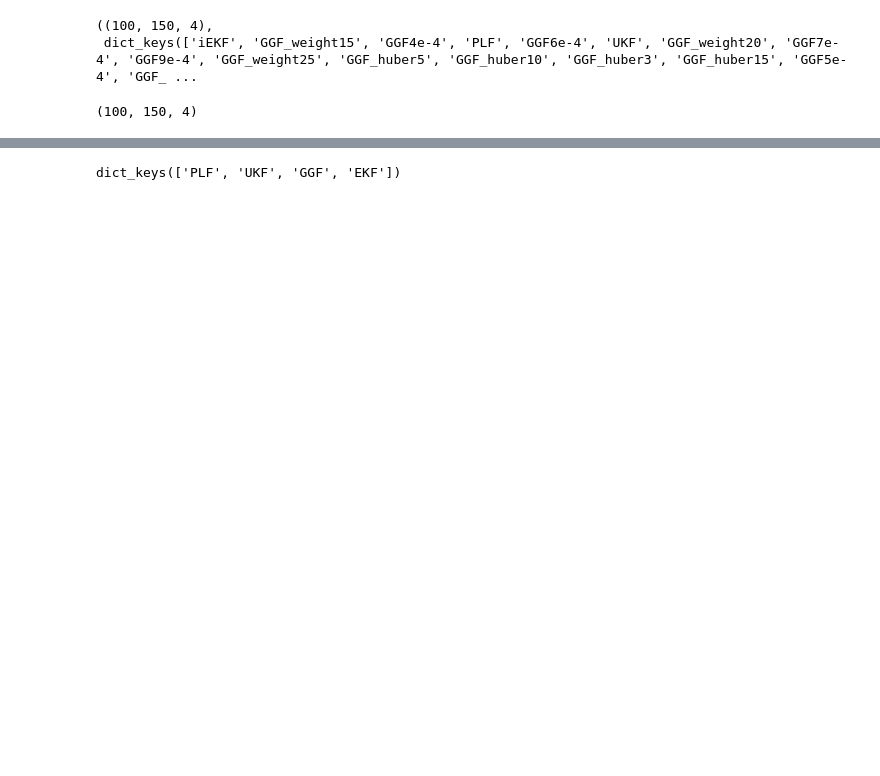
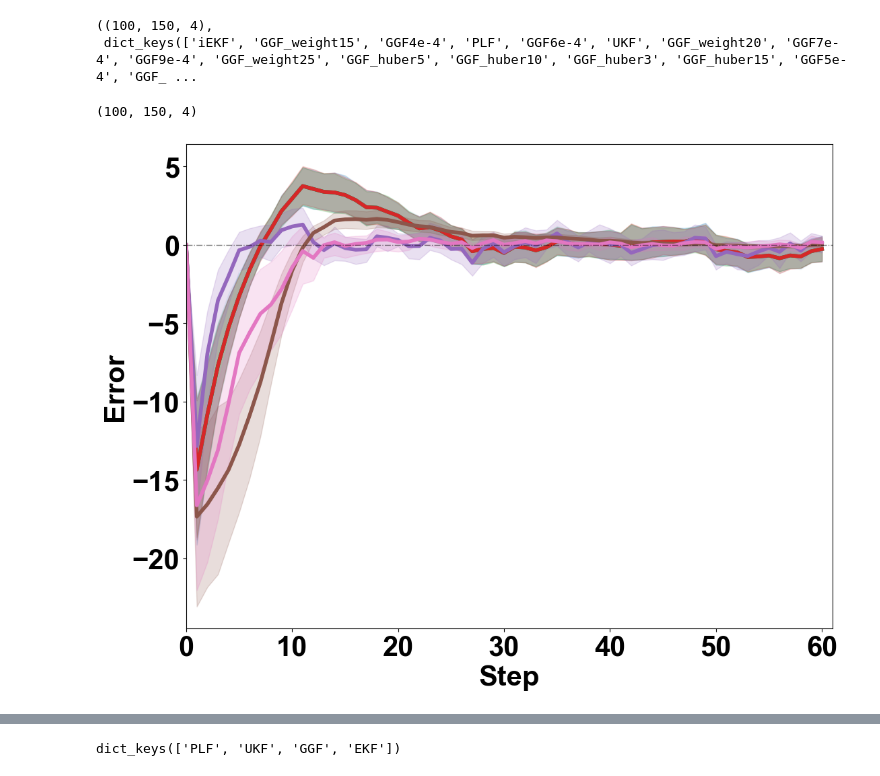
Before and after one commit to TianyiMehdi/NANO-filter, a Jupyter notebook: plot_wiener.ipynb, the cells around one changed output, grey strips where cells are left out. Saved outputs shown, nothing was run; the diff lists cells and outputs as text; code cells hidden in the pictures; blank space fills up the shorter version.

```diff
--- a/plot_wiener.ipynb
+++ b/plot_wiener.ipynb
@@ -172,22 +175,23 @@ ekf_error.shape, data_files.keys()
 ((100, 150, 4),
  dict_keys(['iEKF', 'GGF_weight15', 'GGF4e-4', 'PLF', 'GGF6e-4', 'UKF', 'GGF_weight20', 'GGF7e-4', 'GGF9e-4', 'GGF_weight25', 'GGF_huber5', 'GGF_huber10', 'GGF_huber3', 'GGF_huber15', 'GGF5e-4', 'GGF_ ...
 # %%
-name = ['EKF', 'UKF','iEKF', 'PLF', 'GGF', 'GGF7e-4', 'GGF_huber5', 'GGF_weight20']
+name = ['EKF', 'UKF', 'PLF', 'GGF', 'GGF7e-4', 'GGF_huber5', 'GGF_weight20']
 # name = ['ekf_s', 'ukf_s', 'huberukf_s', 'iekf_s', 'convekf0.5_s', 'convukf1_s']
-label = ['EKF', 'UKF','iEKF', 'PLF', 'NGGF', r'$\beta$'+'-NGGF', 'Huber-NGGF', 'Weight-NGGF']
+label = ['KF', 'UKF', 'PLF', 'NANO', r'$\beta$'+'-NANO', 'Huber-NANO', 'Weight-NANO']
 # colors = ['lightblue']+['C0']+['C1']+['C2'] + ['C4']+['C6']
-colors = ['lightblue']+['C0']+['C1']+['C2']+['C3']+['C4']+['C5']+['C6']
+colors = ['lightblue']+['C0']+['C2']+['C3']+['C4']+['C5']+['C6']
 pd0_list, pd1_list, pd2_list, pd3_list, pd4_list, pd5_list, pd6_list= [], [], [], [], [], [], []
 pd_list = [pd0_list, pd1_list, pd2_list, pd3_list, pd4_list, pd5_list, pd6_list]
 ekf_error = get_error('EKF')
-time_length = ekf_error.shape[1]
+# time_length = ekf_error.shape[1]
+time_length = 61
 print(ekf_error.shape)
 for tmp in range(len(name)): #
     # if tmp == 2:
     #     continue
     for i in range(ekf_error.shape[2]): # x_dim
         for j in range(ekf_error.shape[0]): # mc
-            pd_list[i].append(pd.DataFrame({'Error': get_error(name[tmp])[j, :, i],
+            pd_list[i].append(pd.DataFrame({'Error': get_error(name[tmp])[j, :time_length, i],
                                             'Algorithm': label[tmp],
                                             'Step': np.arange(time_length),
                                             'Color': colors[tmp]
@@ -214 +219,30 @@ from matplotlib.patches import Patch
 warnings.filterwarnings('ignore')
+# %%
+axes_pos = [0.2, 0.2, 0.6, 0.6]
+BETA = [0.0001]
+palette = sns.color_palette(colors)
+font = 30
+linestyle = '-'
+# legend_elements = [Patch(facecolor=colors[i], label=label[i]) for i in range(len(label))]
+legend_elements = [Line2D([0], [0], color=colors[i], lw=4, linestyle=linestyle, label=label[i]) for i in range(len(label))]
+f1 = plt.figure(figsize=(16, 12), dpi=100)
+ax1 = f1.add_axes(axes_pos)
+g1 = sns.lineplot(x='Step', y="Error", hue="Algorithm", style="Algorithm" , data=pd_error0,
+                    palette=palette, linewidth=4, dashes=False, legend=False)
+ax1.set_ylabel('Error', fontsize=font)
+ax1.set_xlabel("Step", fontsize=font)
+plt.xlim(0, time_length)
+# plt.ylim(-1, 3)
+plt.axhline(0, ls='-.', c='k', lw=1, alpha=0.5)
+# ax1.set_xticks(4 * np.arange(6))
+# ax1.set_xticklabels(('0', '4', '8', '12', '16', '20'), fontsize=font)
+
+handles, labels = ax1.get_legend_handles_labels()
+
+# ax1.legend(handles=handles, labels=labels, fontsize=font)
+# ax1.legend(legend_elements)
+plt.yticks(fontsize=font)
+plt.xticks(fontsize=font)
+plt.savefig('/home/zhangtianyi/Gibss-Gaussian-Filtering/figures/wiener_m/wiener_m_error_1.pdf', bbox_inches='tight')
+# %% [output]
+[figure, added]
```
Also changed, not shown: parts of 13 cells of this notebook, 28 other files.
